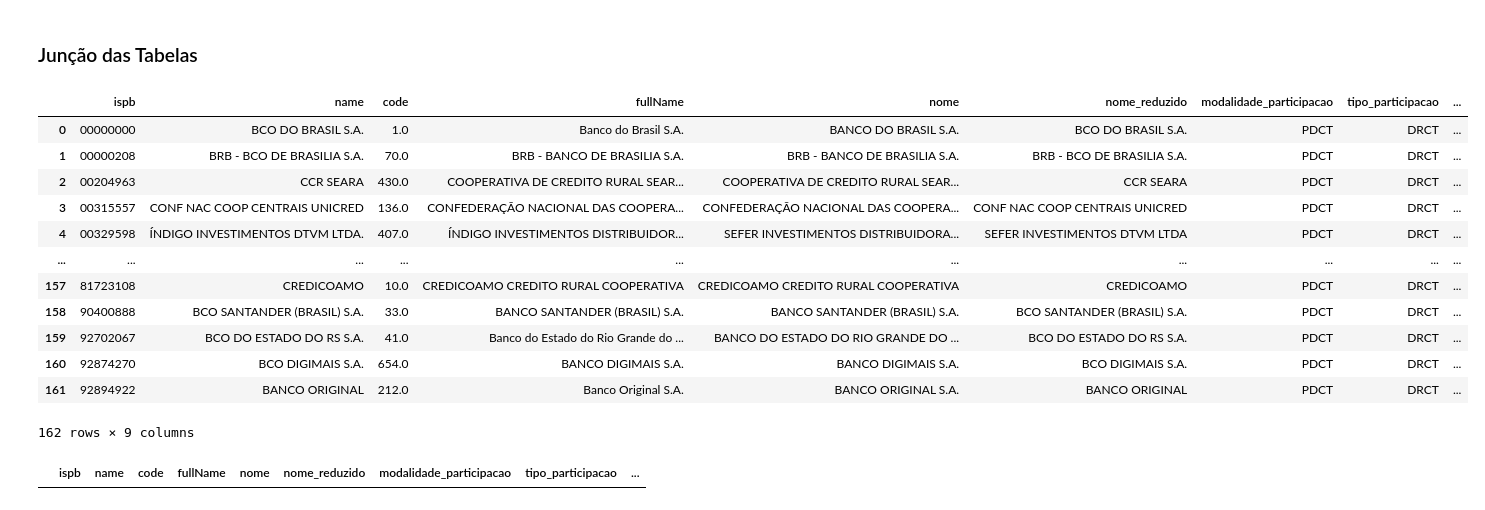
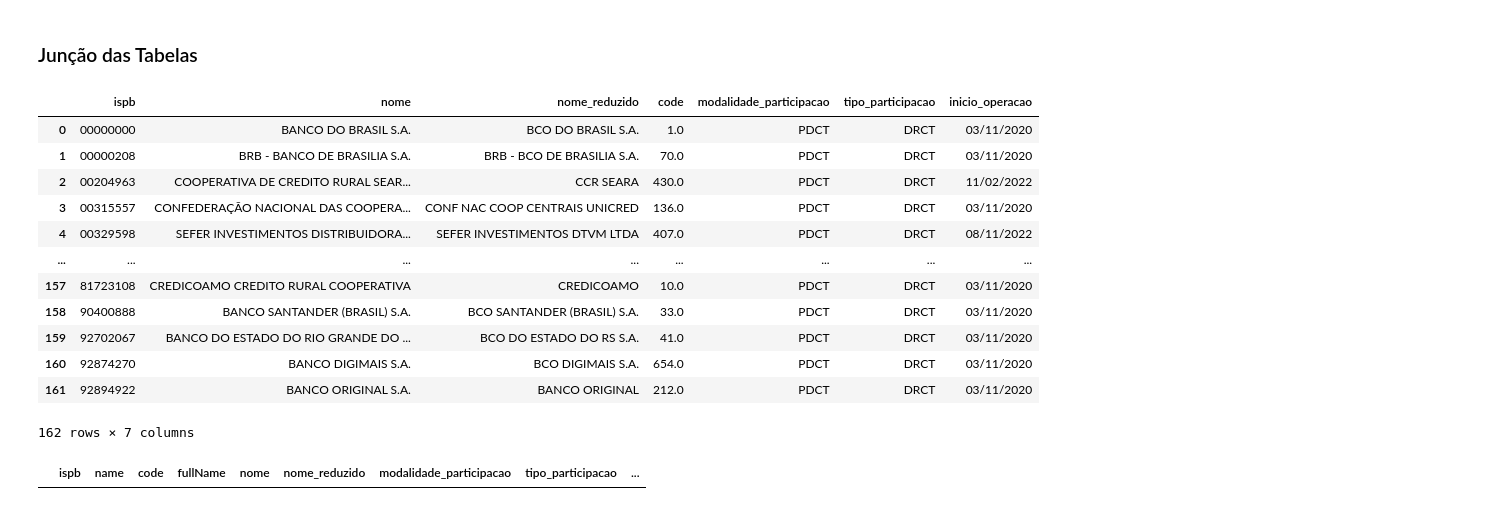
Before and after one commit to RodCavallini/Desafio-Final, a Jupyter notebook: Entrega_1_Desafio_Final.ipynb, the cells around one changed output. Saved outputs shown, nothing was run; the diff lists cells and outputs as text; code cells hidden in the pictures.

```diff
--- a/Entrega_1_Desafio_Final.ipynb
+++ b/Entrega_1_Desafio_Final.ipynb
@@ -146,5 +146,3 @@ pix
-# %%
-pix['inicio_operacao'] = pd.to_datetime(pix['inicio_operacao'])
 # %%
 pix.info()
 # %% [output]
@@ -223,21 +243,22 @@ corretoras
 ### Junção das Tabelas
 # %%
 bancopix = pd.merge(bancos,pix,how="inner",on="ispb")
-bancopix
+bancopix_final = bancopix[['ispb', 'nome', 'nome_reduzido','code','modalidade_participacao','tipo_participacao','inicio_operacao']]
+bancopix_final
 # %% [output]
-|  | ispb | name | code | fullName | nome | nome_reduzido | modalidade_participacao | tipo_participacao | ... |
-| 0 | 00000000 | BCO DO BRASIL S.A. | 1.0 | Banco do Brasil S.A. | BANCO DO BRASIL S.A. | BCO DO BRASIL S.A. | PDCT | DRCT | ... |
-| 1 | 00000208 | BRB - BCO DE BRASILIA S.A. | 70.0 | BRB - BANCO DE BRASILIA S.A. | BRB - BANCO DE BRASILIA S.A. | BRB - BCO DE BRASILIA S.A. | PDCT | DRCT | ... |
-| 2 | 00204963 | CCR SEARA | 430.0 | COOPERATIVA DE CREDITO RURAL SEAR... | COOPERATIVA DE CREDITO RURAL SEAR... | CCR SEARA | PDCT | DRCT | ... |
-| 3 | 00315557 | CONF NAC COOP CENTRAIS UNICRED | 136.0 | CONFEDERAÇÃO NACIONAL DAS COOPERA... | CONFEDERAÇÃO NACIONAL DAS COOPERA... | CONF NAC COOP CENTRAIS UNICRED | PDCT | DRCT | ... |
-| 4 | 00329598 | ÍNDIGO INVESTIMENTOS DTVM LTDA. | 407.0 | ÍNDIGO INVESTIMENTOS DISTRIBUIDOR... | SEFER INVESTIMENTOS DISTRIBUIDORA... | SEFER INVESTIMENTOS DTVM LTDA | PDCT | DRCT | ... |
-| ... | ... | ... | ... | ... | ... | ... | ... | ... | ... |
-| 157 | 81723108 | CREDICOAMO | 10.0 | CREDICOAMO CREDITO RURAL COOPERATIVA | CREDICOAMO CREDITO RURAL COOPERATIVA | CREDICOAMO | PDCT | DRCT | ... |
-| 158 | 90400888 | BCO SANTANDER (BRASIL) S.A. | 33.0 | BANCO SANTANDER (BRASIL) S.A. | BANCO SANTANDER (BRASIL) S.A. | BCO SANTANDER (BRASIL) S.A. | PDCT | DRCT | ... |
-| 159 | 92702067 | BCO DO ESTADO DO RS S.A. | 41.0 | Banco do Estado do Rio Grande do ... | BANCO DO ESTADO DO RIO GRANDE DO ... | BCO DO ESTADO DO RS S.A. | PDCT | DRCT | ... |
-| 160 | 92874270 | BCO DIGIMAIS S.A. | 654.0 | BANCO DIGIMAIS S.A. | BANCO DIGIMAIS S.A. | BCO DIGIMAIS S.A. | PDCT | DRCT | ... |
-| 161 | 92894922 | BANCO ORIGINAL | 212.0 | Banco Original S.A. | BANCO ORIGINAL S.A. | BANCO ORIGINAL | PDCT | DRCT | ... |
+|  | ispb | nome | nome_reduzido | code | modalidade_participacao | tipo_participacao | inicio_operacao |
+| 0 | 00000000 | BANCO DO BRASIL S.A. | BCO DO BRASIL S.A. | 1.0 | PDCT | DRCT | 03/11/2020 |
+| 1 | 00000208 | BRB - BANCO DE BRASILIA S.A. | BRB - BCO DE BRASILIA S.A. | 70.0 | PDCT | DRCT | 03/11/2020 |
+| 2 | 00204963 | COOPERATIVA DE CREDITO RURAL SEAR... | CCR SEARA | 430.0 | PDCT | DRCT | 11/02/2022 |
+| 3 | 00315557 | CONFEDERAÇÃO NACIONAL DAS COOPERA... | CONF NAC COOP CENTRAIS UNICRED | 136.0 | PDCT | DRCT | 03/11/2020 |
+| 4 | 00329598 | SEFER INVESTIMENTOS DISTRIBUIDORA... | SEFER INVESTIMENTOS DTVM LTDA | 407.0 | PDCT | DRCT | 08/11/2022 |
+| ... | ... | ... | ... | ... | ... | ... | ... |
+| 157 | 81723108 | CREDICOAMO CREDITO RURAL COOPERATIVA | CREDICOAMO | 10.0 | PDCT | DRCT | 03/11/2020 |
+| 158 | 90400888 | BANCO SANTANDER (BRASIL) S.A. | BCO SANTANDER (BRASIL) S.A. | 33.0 | PDCT | DRCT | 03/11/2020 |
+| 159 | 92702067 | BANCO DO ESTADO DO RIO GRANDE DO ... | BCO DO ESTADO DO RS S.A. | 41.0 | PDCT | DRCT | 03/11/2020 |
+| 160 | 92874270 | BANCO DIGIMAIS S.A. | BCO DIGIMAIS S.A. | 654.0 | PDCT | DRCT | 03/11/2020 |
+| 161 | 92894922 | BANCO ORIGINAL S.A. | BANCO ORIGINAL | 212.0 | PDCT | DRCT | 03/11/2020 |
-162 rows × 9 columns
+162 rows × 7 columns
 # %%
 bancopixcor = pd.merge(bancopix,corretoras,how="inner",on="nome")
 bancopixcor
```
Also changed, not shown: parts of 6 cells of this notebook, 2 other files.
